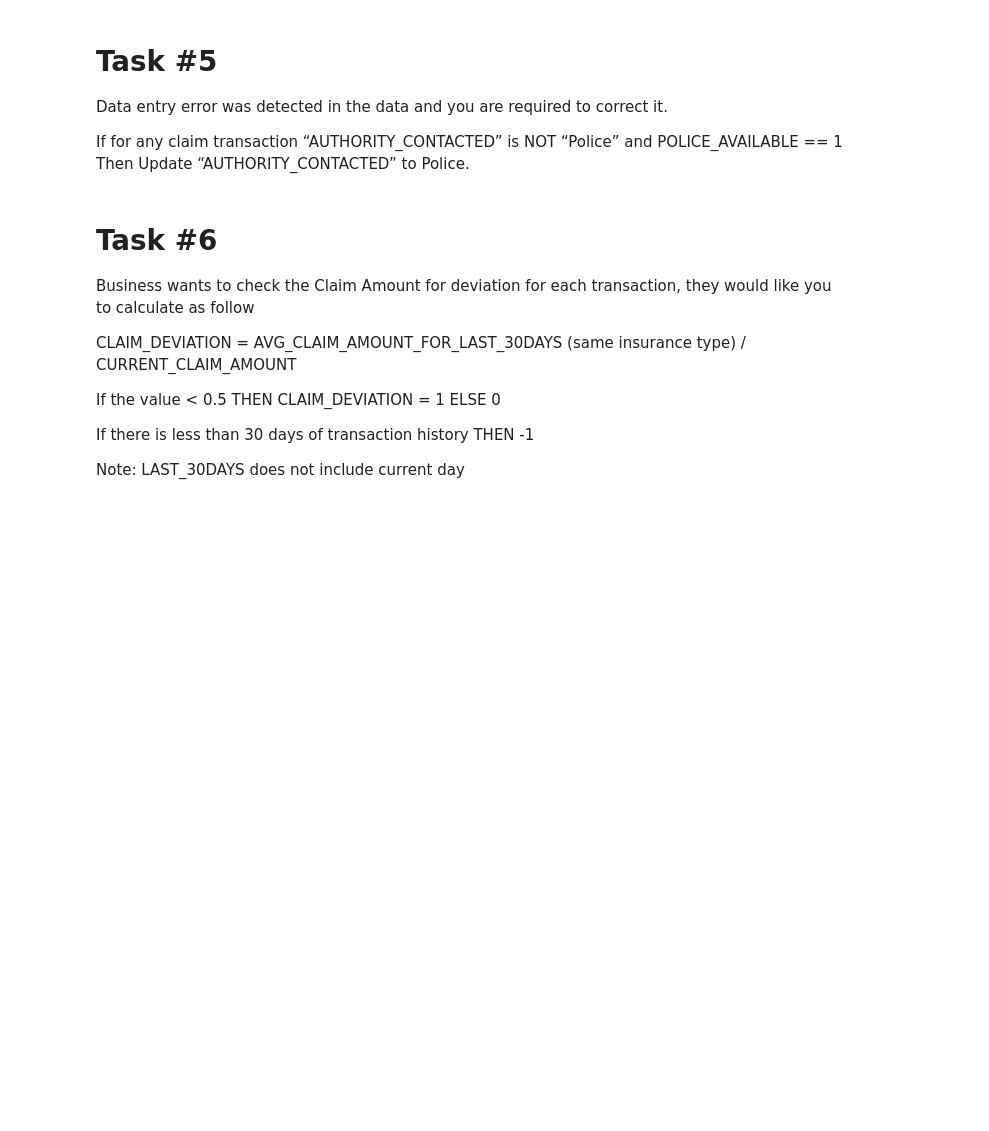
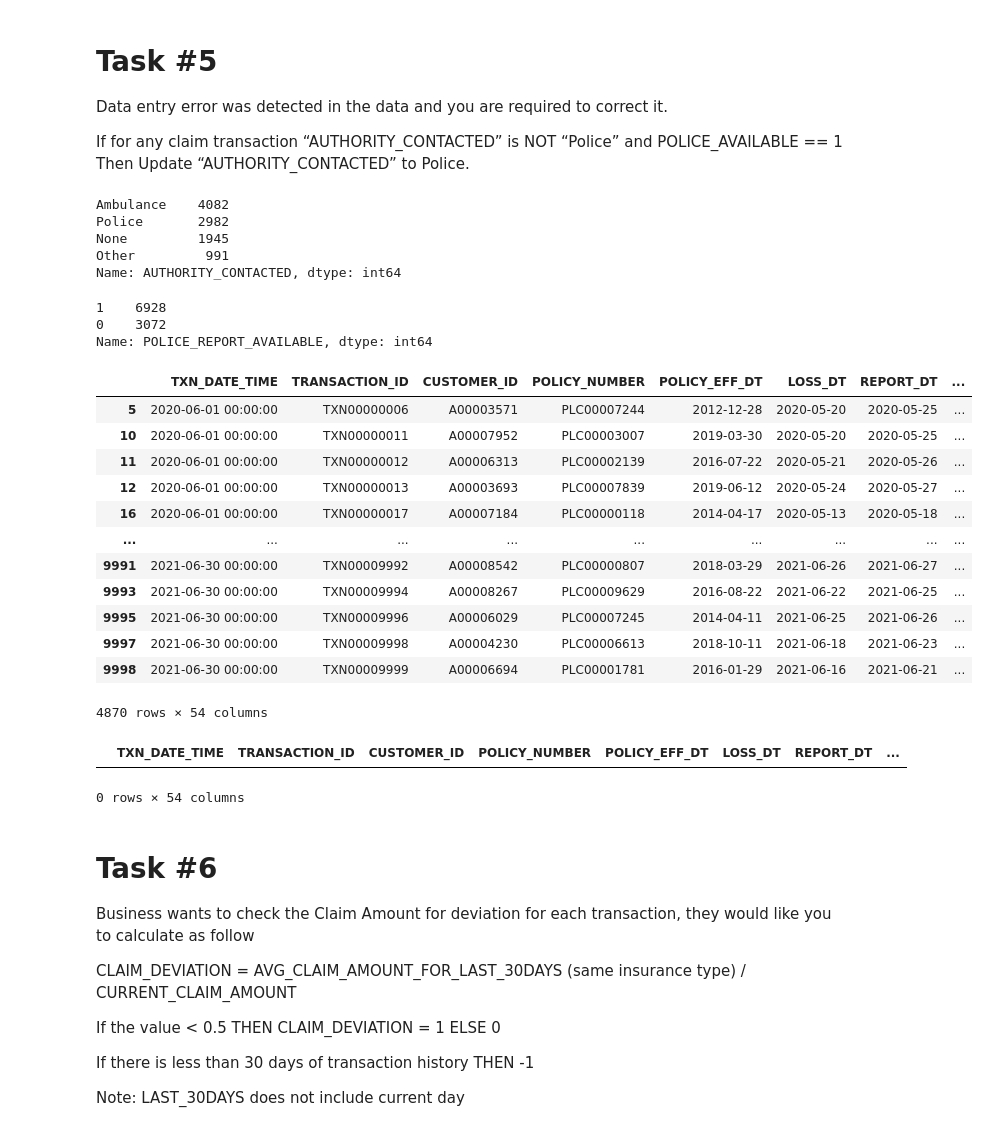
Before and after one commit to deepu-san/Tasks, a Jupyter notebook: GDTC Task/GDTC_Task.ipynb, the cells around one changed output. Cells and saved outputs as stored; diff of their text form; code cells hidden in the pictures; blank space fills up the shorter version.

```diff
--- a/GDTC Task/GDTC_Task.ipynb
+++ b/GDTC Task/GDTC_Task.ipynb
@@ -3,3 +56,6 @@
+# %%
+df_vend.rename(columns = {'ADDRESS_LINE1':'ADDRESS_LINE1_vend','ADDRESS_LINE2':'ADDRESS_LINE2_vend',
+                        'CITY':'CITY_vend','STATE':'STATE_vend','POSTAL_CODE':'POSTAL_CODE_vend'},inplace = True)
 # %% [markdown]
 # Task #1
 Merge the 3 dataset and create 1 view of data.
@@ -11,3 +67,6 @@ You can merge insurance_data.csv and vendor_data.csv on
 VENDOR_ID
 
 Note: Use left Outer join as not all claims require Vendor
+# %%
+df13=pd.merge(df_ins,df_vend, how ='left',on='VENDOR_ID')
+df13.head(2)
@@ -13,0 +96,3 @@ Note: Use left Outer join as not all claims require Vendor
+# %%
+df=pd.merge(df13,df_emp, how ='left',on='AGENT_ID')
+df
@@ -27,3 +136,5 @@ IF
 Customer State == Incident State == Agent Address State THEN 1 ELSE 0
 
 Find the mean of this new column
+# %%
+df['COLOCATION']=np.where((df['STATE']==df['INCIDENT_STATE']) & (df['INCIDENT_STATE']==df['STATE_emp']),1,0)
@@ -34,3 +151,33 @@ Data entry error was detected in the data and you are required to correct it.
  If for any
 claim transaction “AUTHORITY_CONTACTED” is NOT “Police” and POLICE_AVAILABLE == 1
 Then Update “AUTHORITY_CONTACTED” to Police.
+# %%
+df['AUTHORITY_CONTACTED'].value_counts()
+# %% [output]
+Ambulance    4082
+Police       2982
+None         1945
+Other         991
+Name: AUTHORITY_CONTACTED, dtype: int64
+# %%
+df['POLICE_REPORT_AVAILABLE'].value_counts()
+# %% [output]
+1    6928
+0    3072
+Name: POLICE_REPORT_AVAILABLE, dtype: int64
+# %%
+df.loc[(df['AUTHORITY_CONTACTED']!='Police') & (df['POLICE_REPORT_AVAILABLE']==1)]
+# %% [output]
+|  | TXN_DATE_TIME | TRANSACTION_ID | CUSTOMER_ID | POLICY_NUMBER | POLICY_EFF_DT | LOSS_DT | REPORT_DT | ... |
+| 5 | 2020-06-01 00:00:00 | TXN00000006 | A00003571 | PLC00007244 | 2012-12-28 | 2020-05-20 | 2020-05-25 | ... |
+| 10 | 2020-06-01 00:00:00 | TXN00000011 | A00007952 | PLC00003007 | 2019-03-30 | 2020-05-20 | 2020-05-25 | ... |
+| 11 | 2020-06-01 00:00:00 | TXN00000012 | A00006313 | PLC00002139 | 2016-07-22 | 2020-05-21 | 2020-05-26 | ... |
+| 12 | 2020-06-01 00:00:00 | TXN00000013 | A00003693 | PLC00007839 | 2019-06-12 | 2020-05-24 | 2020-05-27 | ... |
+| 16 | 2020-06-01 00:00:00 | TXN00000017 | A00007184 | PLC00000118 | 2014-04-17 | 2020-05-13 | 2020-05-18 | ... |
+| ... | ... | ... | ... | ... | ... | ... | ... | ... |
+| 9991 | 2021-06-30 00:00:00 | TXN00009992 | A00008542 | PLC00000807 | 2018-03-29 | 2021-06-26 | 2021-06-27 | ... |
+| 9993 | 2021-06-30 00:00:00 | TXN00009994 | A00008267 | PLC00009629 | 2016-08-22 | 2021-06-22 | 2021-06-25 | ... |
+| 9995 | 2021-06-30 00:00:00 | TXN00009996 | A00006029 | PLC00007245 | 2014-04-11 | 2021-06-25 | 2021-06-26 | ... |
+| 9997 | 2021-06-30 00:00:00 | TXN00009998 | A00004230 | PLC00006613 | 2018-10-11 | 2021-06-18 | 2021-06-23 | ... |
+| 9998 | 2021-06-30 00:00:00 | TXN00009999 | A00006694 | PLC00001781 | 2016-01-29 | 2021-06-16 | 2021-06-21 | ... |
+4870 rows × 54 columns
@@ -37,3 +186,8 @@ Then Update “AUTHORITY_CONTACTED” to Police.
+# %%
+df.loc[(df['AUTHORITY_CONTACTED']!='Police') & (df['POLICE_REPORT_AVAILABLE']==1)]
+# %% [output]
+|  | TXN_DATE_TIME | TRANSACTION_ID | CUSTOMER_ID | POLICY_NUMBER | POLICY_EFF_DT | LOSS_DT | REPORT_DT | ... |
+0 rows × 54 columns
 # %% [markdown]
 # Task #6
 Business wants to check the Claim Amount for deviation for each transaction, they would
```
Also changed, not shown: parts of 22 cells of this notebook.
